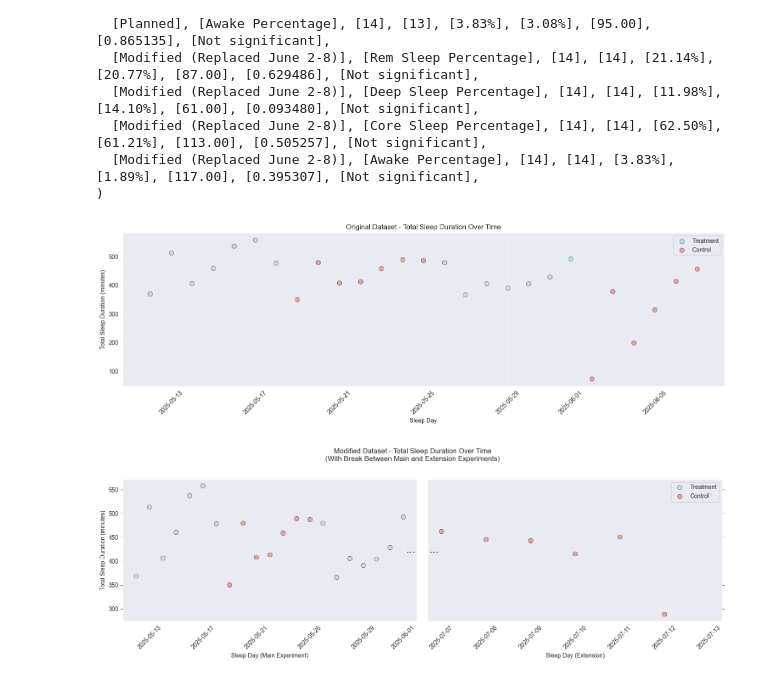
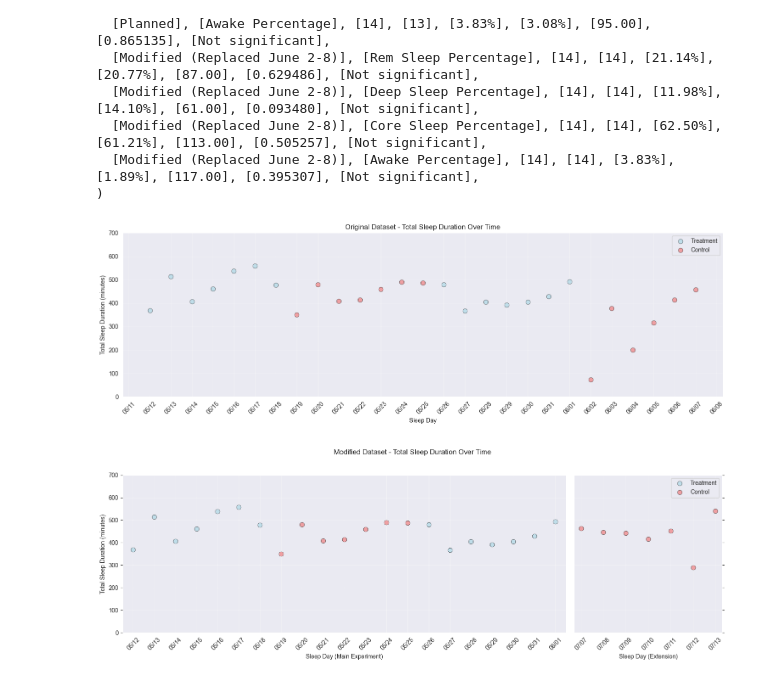
Before and after one commit to cezary17/nof1-analysis-py, a Jupyter notebook: analysis/analyze_data.ipynb, the cells around one changed output. Saved outputs shown, nothing was run; the diff lists cells and outputs as text; code cells hidden in the pictures.

Commit message:
main analysis sleep duration plots

```diff
--- a/analysis/analyze_data.ipynb
+++ b/analysis/analyze_data.ipynb
@@ -572,6 +573,8 @@ print(combined_typst_table)
 )
 # %%
 # Create scatter plots showing total sleep duration over time for treatment and control groups
+
+import matplotlib.dates as mdates
 
 # Original dataset plot
 fig1, ax1 = plt.subplots(1, 1, figsize=(15, 5))
@@ -586,8 +589,13 @@ ax1.scatter(control_dates, control_sleep_duration, color='lightcoral', alpha=0.7
 ax1.set_xlabel('Sleep Day')
 ax1.set_ylabel('Total Sleep Duration (minutes)')
 ax1.set_title('Original Dataset - Total Sleep Duration Over Time')
+ax1.set_ylim(0, 700)
 ax1.legend()
 ax1.grid(True, alpha=0.3)
+
+# Format x-axis for original dataset
+ax1.xaxis.set_major_locator(mdates.DayLocator())
+ax1.xaxis.set_major_formatter(mdates.DateFormatter('%m/%d'))
 ax1.tick_params(axis='x', rotation=45)
 
 plt.tight_layout()
@@ -601,8 +609,10 @@ main_control = modified_control_data.filter(pl.col("sleep_day") < june_8_2025)
 extension_treatment = modified_treatment_data.filter(pl.col("sleep_day") >= june_8_2025)
 extension_control = modified_control_data.filter(pl.col("sleep_day") >= june_8_2025)
 
-# Create broken axis subplots
-fig2, (ax2, ax3) = plt.subplots(1, 2, sharey=True, facecolor='w', figsize=(15, 5))
+# Create broken axis subplots with 3:1 width ratio
+fig2, (ax2, ax3) = plt.subplots(1, 2, sharey=True, facecolor='w', figsize=(15, 5),
+                                gridspec_kw={'width_ratios': [3, 1]})
+plt.subplots_adjust(wspace=0.1)  # Add space between subplots
 
 # Plot main experiment data on left axis
 main_treatment_dates = main_treatment["sleep_day"].to_numpy()
@@ -622,44 +632,46 @@ extension_control_duration = extension_control["total_sleep_duration_mins"].to_n
 ax3.scatter(extension_treatment_dates, extension_treatment_duration, color='lightblue', alpha=0.7, s=60, label='Treatment', edgecolors='black', linewidth=0.5)
 ax3.scatter(extension_control_dates, extension_control_duration, color='lightcoral', alpha=0.7, s=60, label='Control', edgecolors='black', linewidth=0.5)
 
+# Set y-axis limits for both subplots
+ax2.set_ylim(0, 700)
+ax3.set_ylim(0, 700)
+
 # Set axis limits to create the break
 if len(main_treatment_dates) > 0:
-    ax2.set_xlim(main_treatment_dates.min() - np.timedelta64(1, 'D'), main_treatment_dates.max() + np.timedelta64(1, 'D'))
+    ax2.set_xlim(main_treatment_dates.min() - np.timedelta64(12, 'h'), main_treatment_dates.max() + np.timedelta64(12, 'h'))
 if len(extension_treatment_dates) > 0:
-    ax3.set_xlim(extension_treatment_dates.min() - np.timedelta64(1, 'D'), extension_treatment_dates.max() + np.timedelta64(1, 'D'))
+    ax3.set_xlim(extension_treatment_dates.min() - np.timedelta64(12, 'h'), extension_treatment_dates.max() + np.timedelta64(12, 'h'))
 
 # Hide the spines between ax2 and ax3
 ax2.spines['right'].set_visible(False)
 ax3.spines['left'].set_visible(False)
 ax2.yaxis.tick_left()
 ax2.tick_params(labelright=False)
 ax3.yaxis.tick_right()
 ax3.tick_params(labelleft=False)
 
-# Add triple dots to indicate the break
-y_center = (ax2.get_ylim()[0] + ax2.get_ylim()[1]) / 2
-x_center = 0.5
-
-# Add dots at the center of each axis edge
-ax2.text(0.98, 0.5, '...', transform=ax2.transAxes, fontsize=20, ha='center', va='center')
-ax3.text(0.02, 0.5, '...', transform=ax3.transAxes, fontsize=20, ha='center', va='center')
+# Format x-axis for broken axis plots
+ax2.xaxis.set_major_locator(mdates.DayLocator())
+ax2.xaxis.set_major_formatter(mdates.DateFormatter('%m/%d'))
+ax3.xaxis.set_major_locator(mdates.DayLocator())
+ax3.xaxis.set_major_formatter(mdates.DateFormatter('%m/%d'))
 
 # Set labels and titles
 ax2.set_xlabel('Sleep Day (Main Experiment)')
 ax2.set_ylabel('Total Sleep Duration (minutes)')
 ax3.set_xlabel('Sleep Day (Extension)')
 ax3.legend(loc='upper right')
 ax2.grid(True, alpha=0.3)
 ax3.grid(True, alpha=0.3)
 ax2.tick_params(axis='x', rotation=45)
 ax3.tick_params(axis='x', rotation=45)
 
 # Set overall title
-fig2.suptitle('Modified Dataset - Total Sleep Duration Over Time\n(With Break Between Main and Extension Experiments)', y=1.02)
+fig2.suptitle('Modified Dataset - Total Sleep Duration Over Time', y=1.02)
 
 plt.tight_layout()
 plt.savefig("../figures/sleep_time/sleep_duration_scatter_plots.png", dpi=300, bbox_inches='tight')
 plt.show()
 # %% [output]
-[figure, old version]
+[figure, new version]
-[figure, old version]
+[figure, new version]
```
Also changed, not shown: parts of 1 cell of this notebook, 2 other files.
